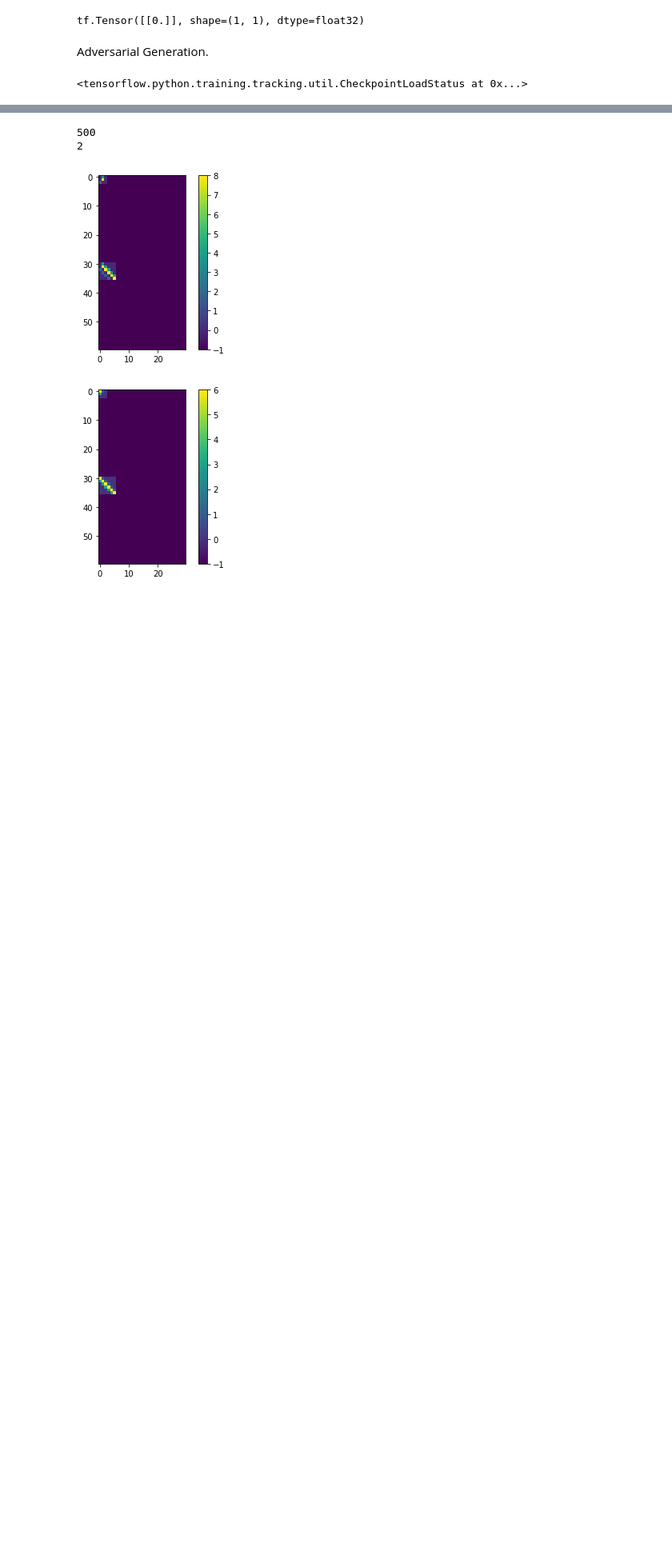
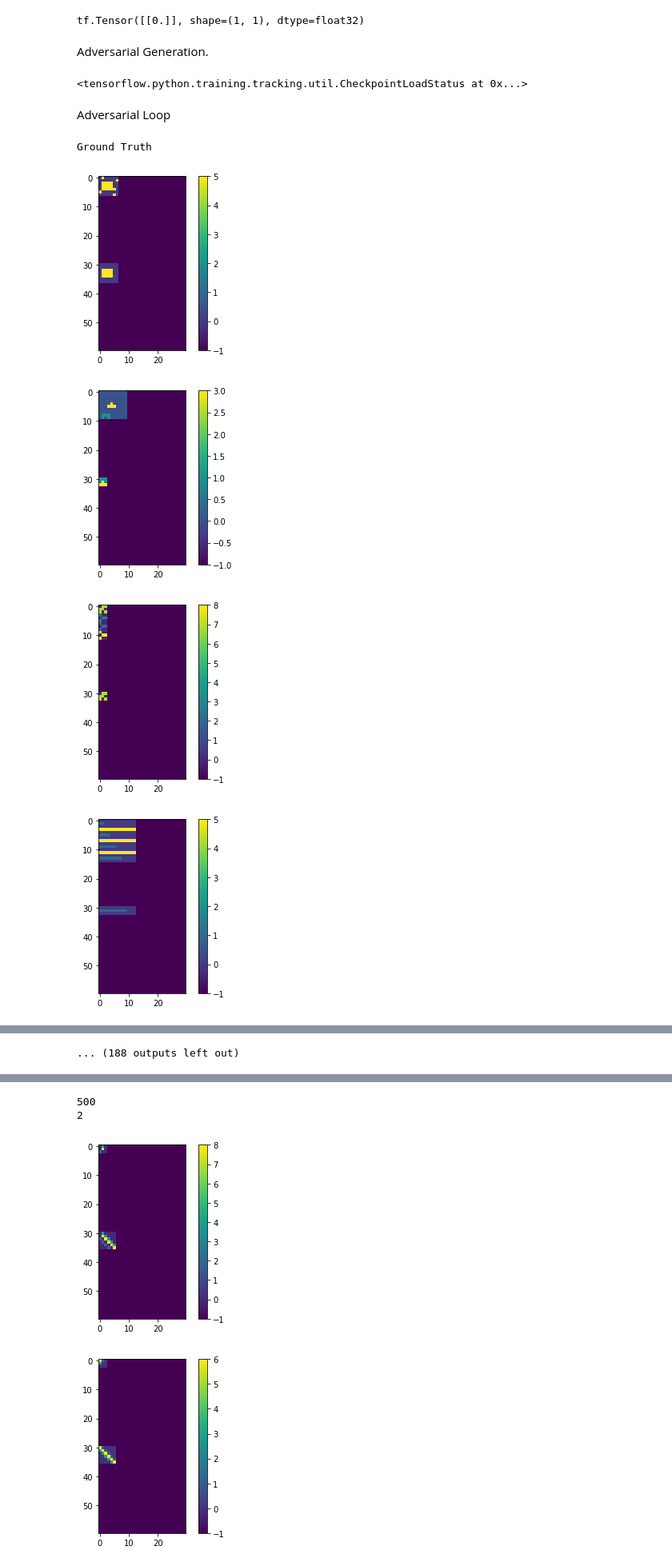
Before and after one commit to HarveyBrezinaConniffe/ARC, a Jupyter notebook: AI.ipynb, the cells around one changed output, grey strips where cells are left out. Shown at 80% size. Cells and saved outputs as stored; diff of their text form; code cells hidden in the pictures; blank space fills up the shorter version.

Commit message:
Made Adverserial Loop.

```diff
--- a/AI.ipynb
+++ b/AI.ipynb
@@ -276,0 +324,2 @@ import random
+# %% [markdown]
+Adversarial Loop
@@ -276,0 +357,26 @@ import random
+# %%
+trackedclasses = rng.choice(Xt.shape[0], size=(5,), replace=False)
+
+print("Ground Truth")
+for i in trackedclasses:
+    correct = Xv[i][0]
+    plt.imshow(correct)
+    plt.colorbar()
+    plt.show()
+
+epo = 100
+for i in range(epo):
+    model.fit_generator(generateMixed(128, True), epochs=1, steps_per_epoch=1)
+    accuracy = testAccuracy(model, 20, 18)
+    print("EPOCH "+str(i)+" ACCURACY "+str(accuracy))
+    for k in trackedclasses:
+        out = generateExample(k, 80, True)
+        plt.imshow(out)
+        plt.colorbar()
+        plt.show()
+# %% [output]
+Ground Truth
+[figure, added]
+[figure, added]
+[figure, added]
+[figure, added]
@@ -276,0 +391 @@ import random
+... (188 outputs left out)
```
Also changed, not shown: parts of 9 cells of this notebook.
